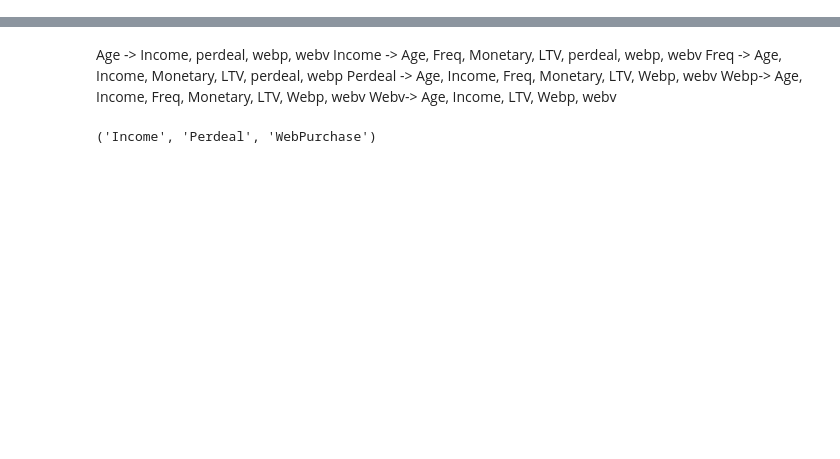
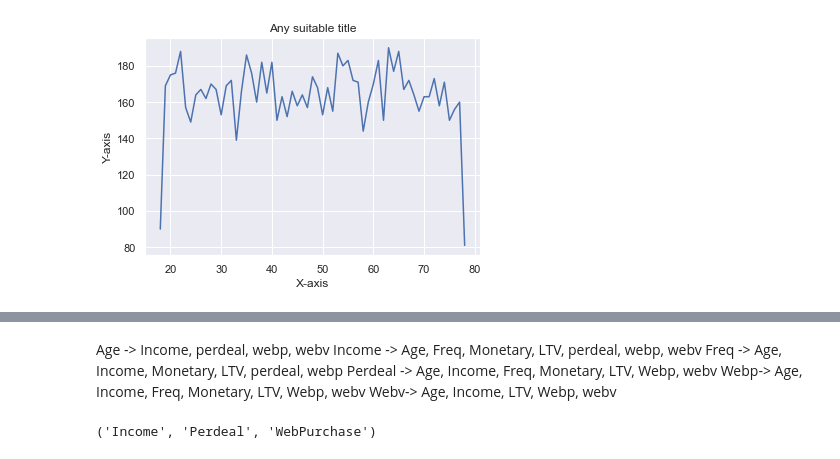
Before and after one commit to diogobulhosa/BC1, a Jupyter notebook: scripts/kmeans_analysis_product.ipynb, the cells around one changed output, grey strips where cells are left out. Drawn from its saved outputs; the diff is of its cells as text; code cells hidden in the pictures; blank space fills up the shorter version.

```diff
--- a/scripts/kmeans_analysis_product.ipynb
+++ b/scripts/kmeans_analysis_product.ipynb
@@ -12,4 +13,6 @@ from sklearn.cluster import KMeans
 # %%
 df = pd.read_excel('../data/WonderfulWinesoftheWorld.xlsx', index_col=0)
+# %%
+agedf = df.groupby(['Age']).count()
 # %%
 df.drop(df.tail(1).index,inplace=True)
@@ -16,3 +36,11 @@ df.drop(df.tail(1).index,inplace=True)
+# %%
+plt.plot(agedf.index, agedf['Dayswus'])
+plt.xlabel("X-axis")  # add X-axis label
+plt.ylabel("Y-axis")  # add Y-axis label
+plt.title("Any suitable title")  # add title
+plt.show()
+# %% [output]
+[figure, added]
 # %%
 client_features = ['Dayswus', 'Age', 'Edu', 'Income', 'Freq', 'Recency', 'Monetary', 'LTV',
        'Perdeal', 'WebPurchase', 'WebVisit']
```
Also changed, not shown: parts of 18 cells of this notebook.
